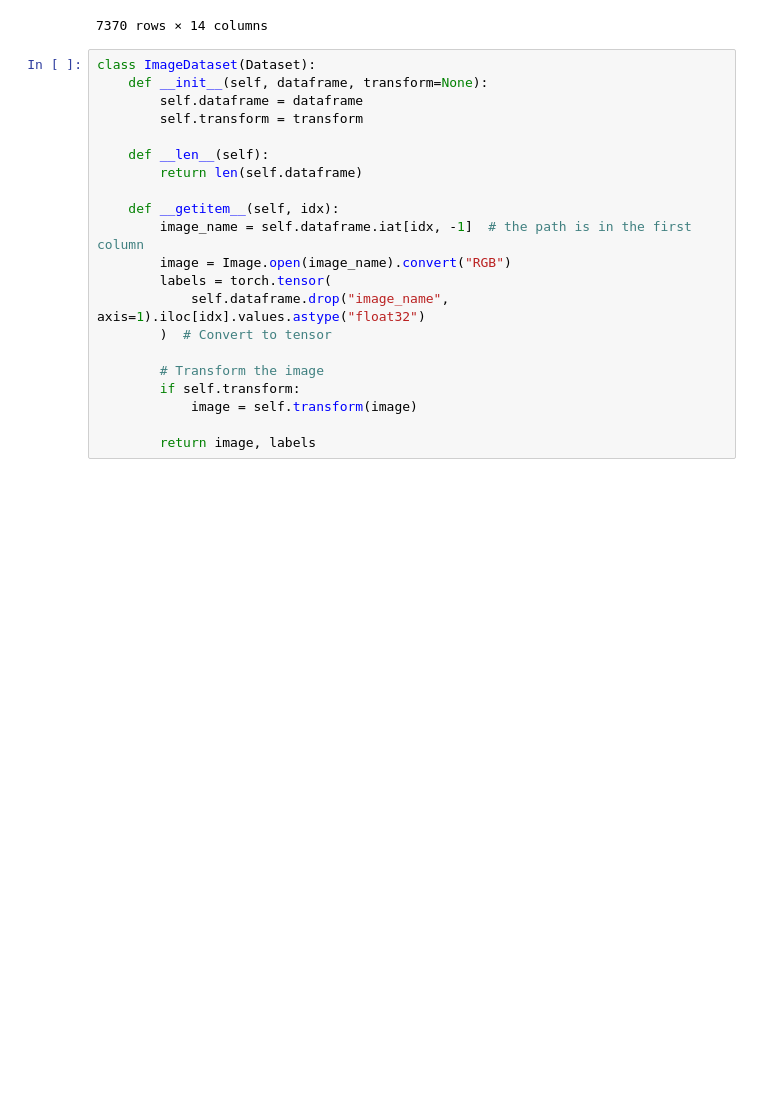
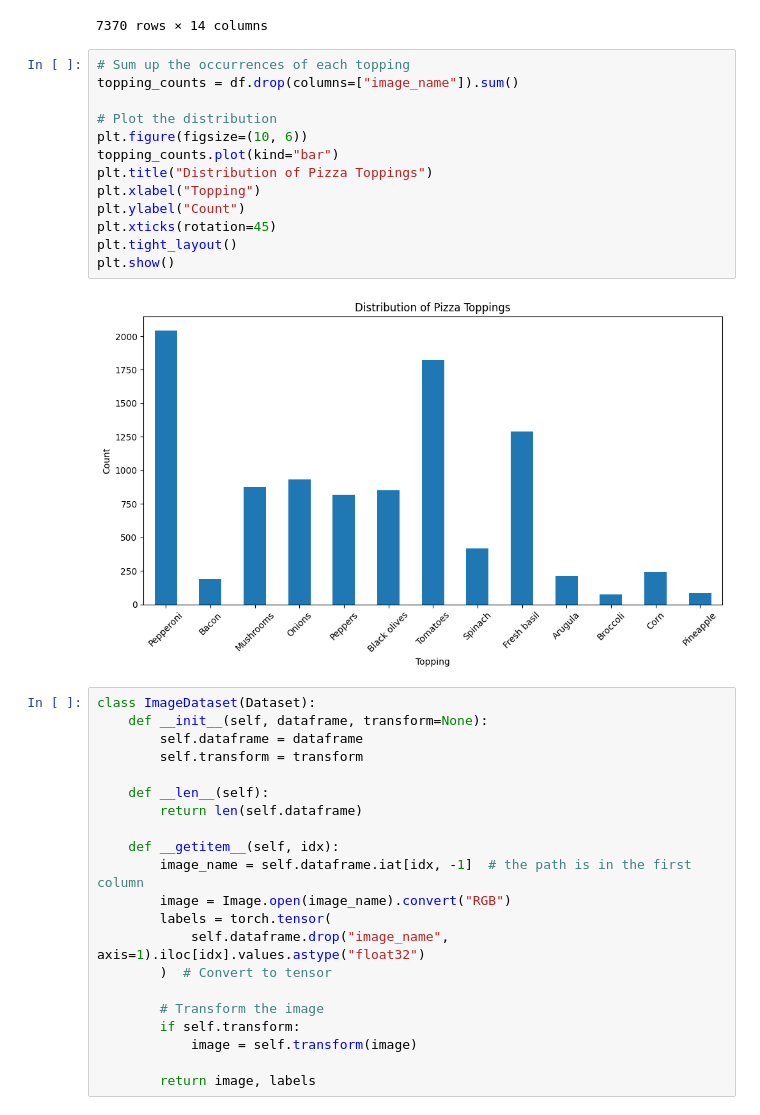
Before and after one commit to NBillar/deep_l, a Jupyter notebook: main.ipynb, the cells around one changed output. Drawn from its saved outputs; the diff is of its cells as text; blank space fills up the shorter version.

```diff
--- a/main.ipynb
+++ b/main.ipynb
@@ -109,6 +109,21 @@ train_df
 | 5699 | 0 | 0 | 0 | 0 | 0 | 0 | 0 | 0 | 0 | ... |
 | 537 | 0 | 0 | 0 | 0 | 0 | 0 | 1 | 0 | 0 | ... |
 7370 rows × 14 columns
+# %%
+# Sum up the occurrences of each topping
+topping_counts = df.drop(columns=["image_name"]).sum()
+
+# Plot the distribution
+plt.figure(figsize=(10, 6))
+topping_counts.plot(kind="bar")
+plt.title("Distribution of Pizza Toppings")
+plt.xlabel("Topping")
+plt.ylabel("Count")
+plt.xticks(rotation=45)
+plt.tight_layout()
+plt.show()
+# %% [output]
+[figure, added]
 # %%
 class ImageDataset(Dataset):
     def __init__(self, dataframe, transform=None):
```
Also changed, not shown: parts of 7 cells of this notebook, 1 other file.
